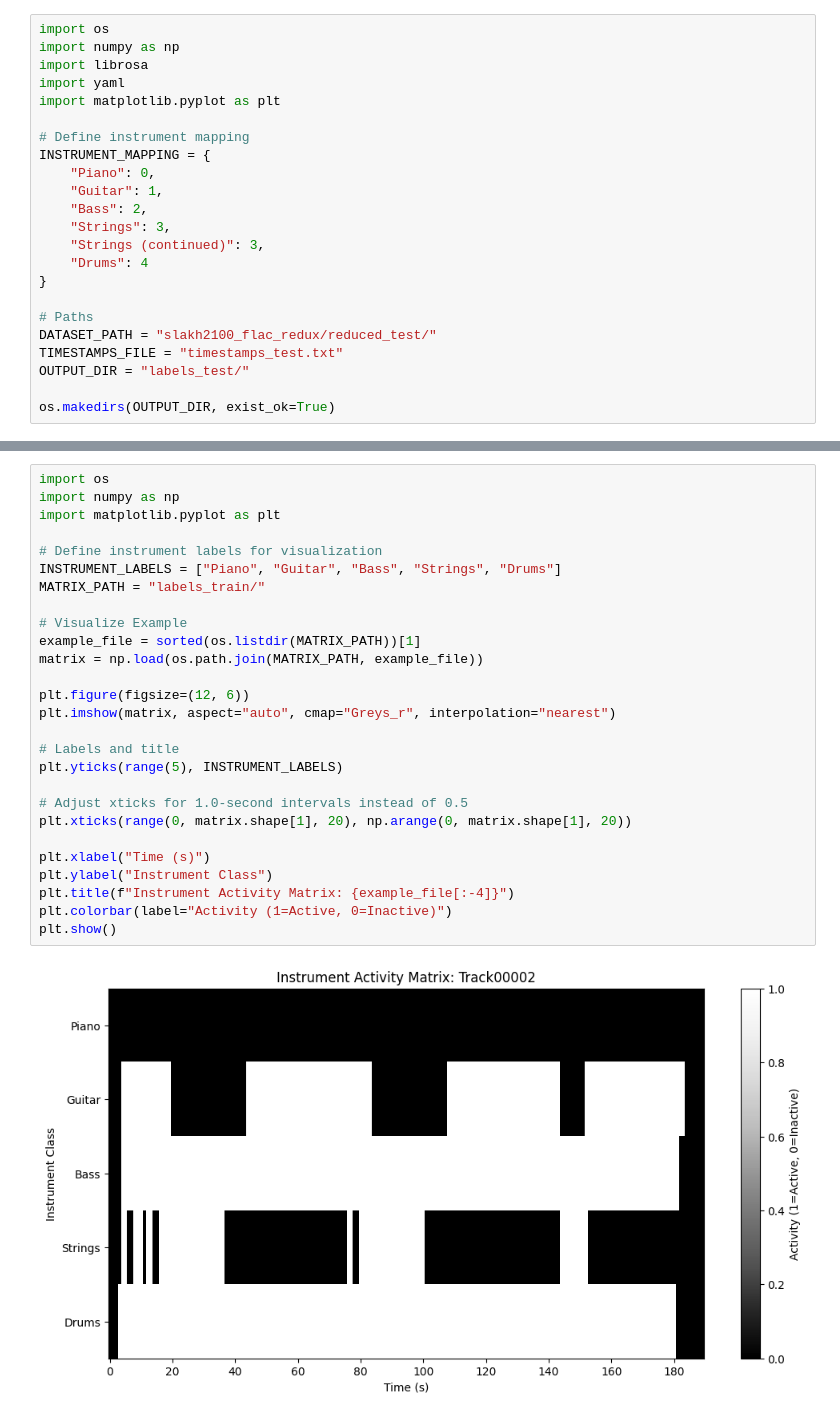
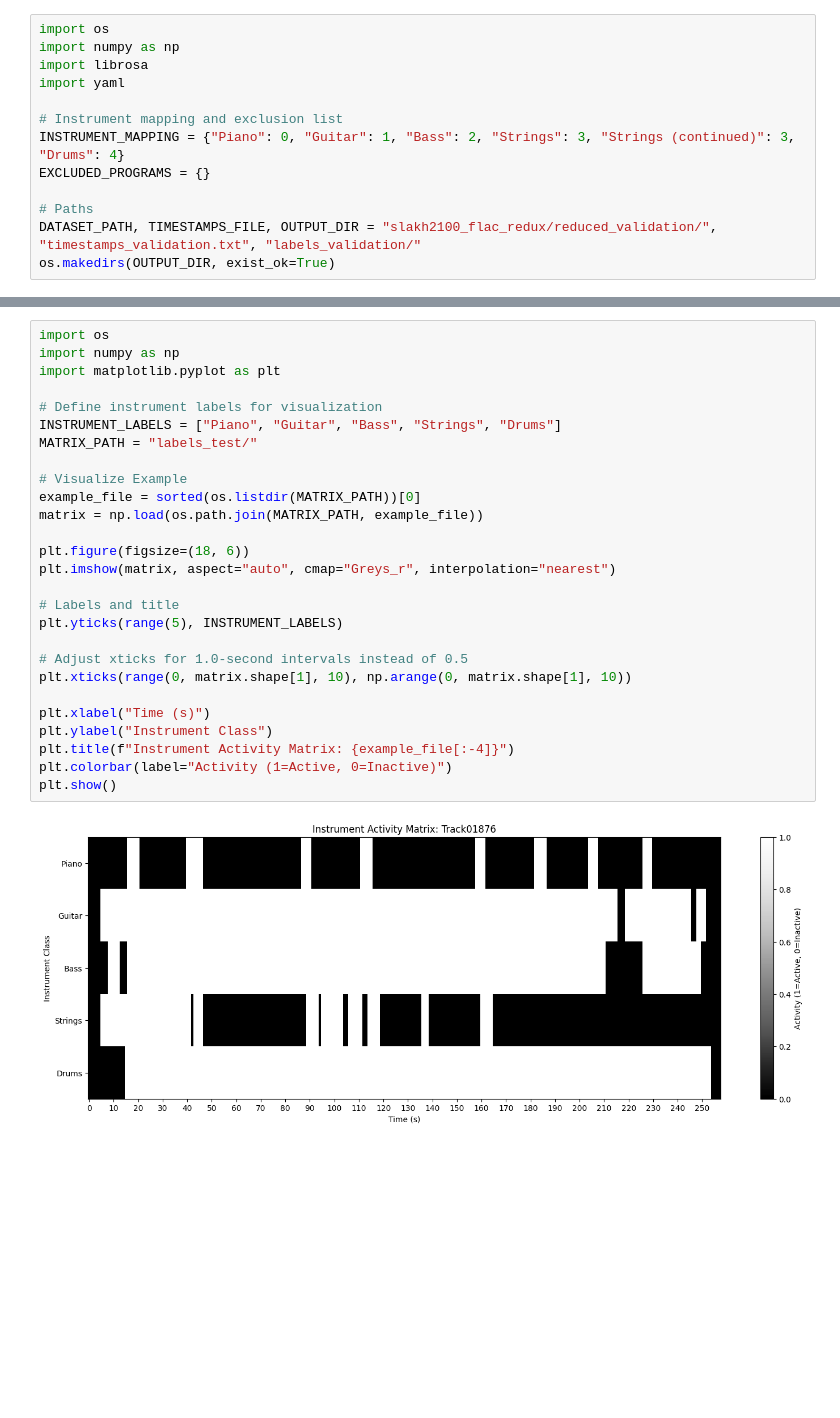
Before and after one commit to davidjhwang/Polyphonic-Instrument-Classifier, a Jupyter notebook: 2_label.ipynb, the cells around one changed output, grey strips where cells are left out. Saved outputs shown, nothing was run; the diff lists cells and outputs as text; blank space fills up the shorter version.

```diff
--- a/2_label.ipynb
+++ b/2_label.ipynb
@@ -3,22 +3,12 @@ import os
 import numpy as np
 import librosa
 import yaml
-import matplotlib.pyplot as plt
 
-# Define instrument mapping
-INSTRUMENT_MAPPING = {
-    "Piano": 0,
-    "Guitar": 1,
-    "Bass": 2,
-    "Strings": 3,
-    "Strings (continued)": 3,
-    "Drums": 4
-}
+# Instrument mapping and exclusion list
+INSTRUMENT_MAPPING = {"Piano": 0, "Guitar": 1, "Bass": 2, "Strings": 3, "Strings (continued)": 3, "Drums": 4}
+EXCLUDED_PROGRAMS = {}
 
 # Paths
-DATASET_PATH = "slakh2100_flac_redux/reduced_test/"
-TIMESTAMPS_FILE = "timestamps_test.txt"
-OUTPUT_DIR = "labels_test/"
-
+DATASET_PATH, TIMESTAMPS_FILE, OUTPUT_DIR = "slakh2100_flac_redux/reduced_validation/", "timestamps_validation.txt", "labels_validation/"
 os.makedirs(OUTPUT_DIR, exist_ok=True)
 # %%
@@ -104,29 +47,29 @@ for track_name, matrix in activity_matrices.items():
 # %%
 import os
 import numpy as np
 import matplotlib.pyplot as plt
 
 # Define instrument labels for visualization
 INSTRUMENT_LABELS = ["Piano", "Guitar", "Bass", "Strings", "Drums"]
-MATRIX_PATH = "labels_train/"
+MATRIX_PATH = "labels_test/"
 
 # Visualize Example
-example_file = sorted(os.listdir(MATRIX_PATH))[1]
+example_file = sorted(os.listdir(MATRIX_PATH))[0]
 matrix = np.load(os.path.join(MATRIX_PATH, example_file))
 
-plt.figure(figsize=(12, 6))
+plt.figure(figsize=(18, 6))
 plt.imshow(matrix, aspect="auto", cmap="Greys_r", interpolation="nearest")
 
 # Labels and title
 plt.yticks(range(5), INSTRUMENT_LABELS)
 
 # Adjust xticks for 1.0-second intervals instead of 0.5
-plt.xticks(range(0, matrix.shape[1], 20), np.arange(0, matrix.shape[1], 20))
+plt.xticks(range(0, matrix.shape[1], 10), np.arange(0, matrix.shape[1], 10))
 
 plt.xlabel("Time (s)")
 plt.ylabel("Instrument Class")
 plt.title(f"Instrument Activity Matrix: {example_file[:-4]}")
 plt.colorbar(label="Activity (1=Active, 0=Inactive)")
 plt.show()
 # %% [output]
-[figure, old version]
+[figure, new version]
```
Also changed, not shown: parts of 1 cell of this notebook, 3 other files.
